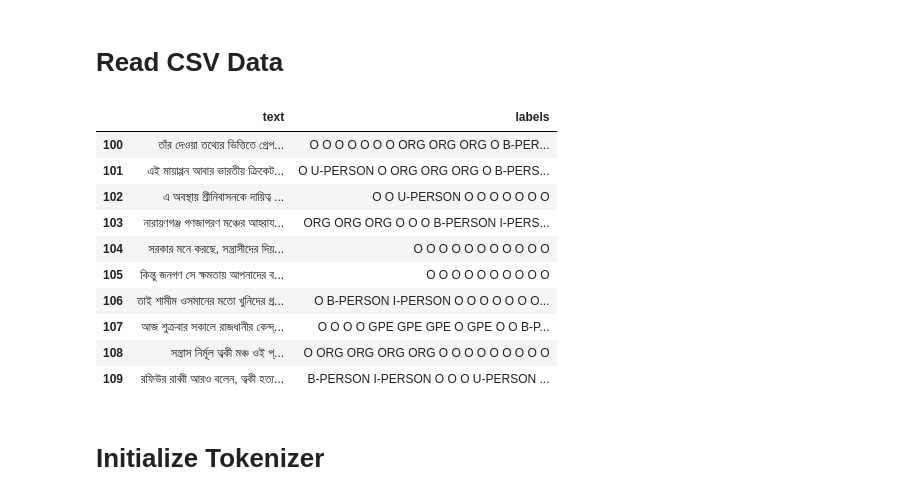
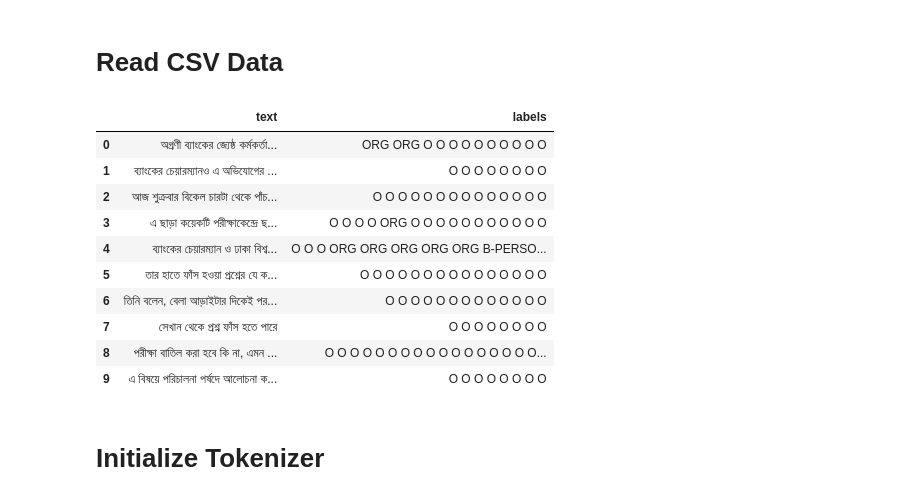
Before and after one commit to h-muhammed/bangla_ner, a Jupyter notebook: notebook/Hisab_NER_with_Hagging_Face_BERT.ipynb, the cells around one changed output. Drawn from its saved outputs; the diff is of its cells as text; code cells hidden in the pictures.

```diff
--- a/notebook/Hisab_NER_with_Hagging_Face_BERT.ipynb
+++ b/notebook/Hisab_NER_with_Hagging_Face_BERT.ipynb
@@ -24,21 +24,21 @@ from transformers import AutoModelForTokenClassification, AutoTokenizer
 # %% [markdown]
 # Read CSV Data
 # %%
-
-df = pd.read_csv('/content/drive/MyDrive/Hisab/datasets/Hisab_Ner_Low_Label.csv')
-df[100:].head(10)
+url = 'https://raw.githubusercontent.com/h-muhammed/hisab_ner/feature/develop/src/datasets/preprocessed_hisab_ner_text.csv'
+df = pd.read_csv(url)
+df.head(10)
 # %% [output]
 |  | text | labels |
-| 100 | তাঁর দেওয়া তথ্যের ভিত্তিতে গ্রেপ... | O O O O O O O ORG ORG ORG O B-PER... |
-| 101 | এই মায়াপ্পন আবার ভারতীয় ক্রিকেট... | O U-PERSON O ORG ORG ORG O B-PERS... |
-| 102 | এ অবস্থায় শ্রীনিবাসনকে দায়িত্ব ... | O O U-PERSON O O O O O O O |
-| 103 | নারায়ণগঞ্জ গণজাগরণ মঞ্চের আহ্বায... | ORG ORG ORG O O O B-PERSON I-PERS... |
-| 104 | সরকার মনে করছে, সন্ত্রাসীদের দিয়... | O O O O O O O O O O O |
-| 105 | কিন্তু জনগণ সে ক্ষমতায় আপনাদের ব... | O O O O O O O O O O |
-| 106 | তাই শামীম ওসমানের মতো খুনিদের গ্র... | O B-PERSON I-PERSON O O O O O O O... |
-| 107 | আজ শুক্রবার সকালে রাজধানীর কেন্দ্... | O O O O GPE GPE GPE O GPE O O B-P... |
-| 108 | সন্ত্রাস নির্মূল ত্বকী মঞ্চ ওই প্... | O ORG ORG ORG ORG O O O O O O O O O |
-| 109 | রফিউর রাব্বী আরও বলেন, ত্বকী হত্য... | B-PERSON I-PERSON O O O U-PERSON ... |
+| 0 | অগ্রণী ব্যাংকের জ্যেষ্ঠ কর্মকর্তা... | ORG ORG O O O O O O O O O O |
+| 1 | ব্যাংকের চেয়ারম্যানও এ অভিযোগের ... | O O O O O O O O |
+| 2 | আজ শুক্রবার বিকেল চারটা থেকে পাঁচ... | O O O O O O O O O O O O O O |
+| 3 | এ ছাড়া কয়েকটি পরীক্ষাকেন্দ্রে ছ... | O O O O ORG O O O O O O O O O O O |
+| 4 | ব্যাংকের চেয়ারম্যান ও ঢাকা বিশ্ব... | O O O ORG ORG ORG ORG ORG B-PERSO... |
+| 5 | তার হাতে ফাঁস হওয়া প্রশ্নের যে ক... | O O O O O O O O O O O O O O O |
+| 6 | তিনি বলেন, বেলা আড়াইটার দিকেই পর... | O O O O O O O O O O O O O |
+| 7 | সেখান থেকে প্রশ্ন ফাঁস হতে পারে | O O O O O O O O |
+| 8 | পরীক্ষা বাতিল করা হবে কি না, এমন ... | O O O O O O O O O O O O O O O O O... |
+| 9 | এ বিষয়ে পরিচালনা পর্ষদে আলোচনা ক... | O O O O O O O O |
 # %% [markdown]
 # Initialize Tokenizer
 # %%
```
Also changed, not shown: parts of 13 cells of this notebook, 11 other files.
